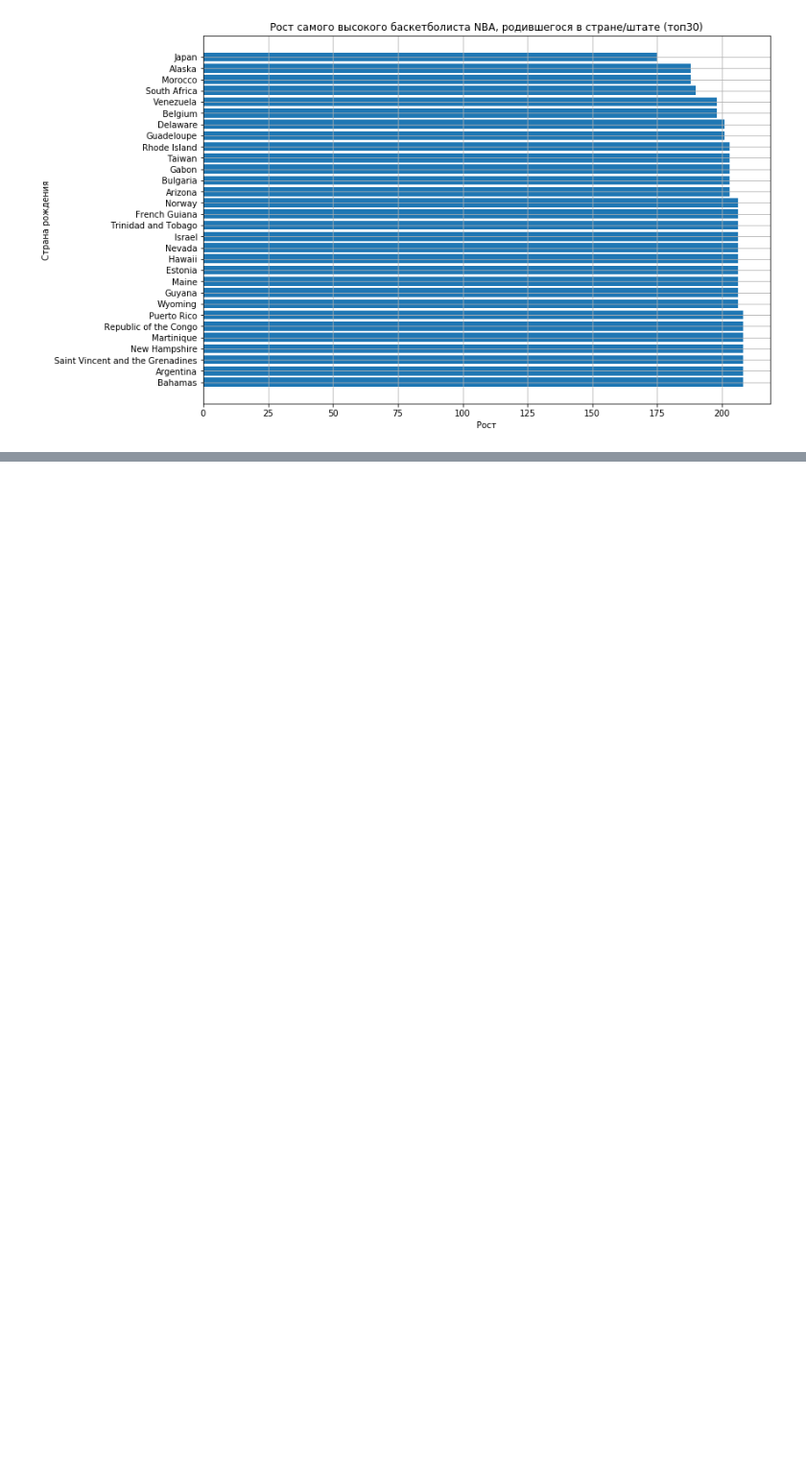
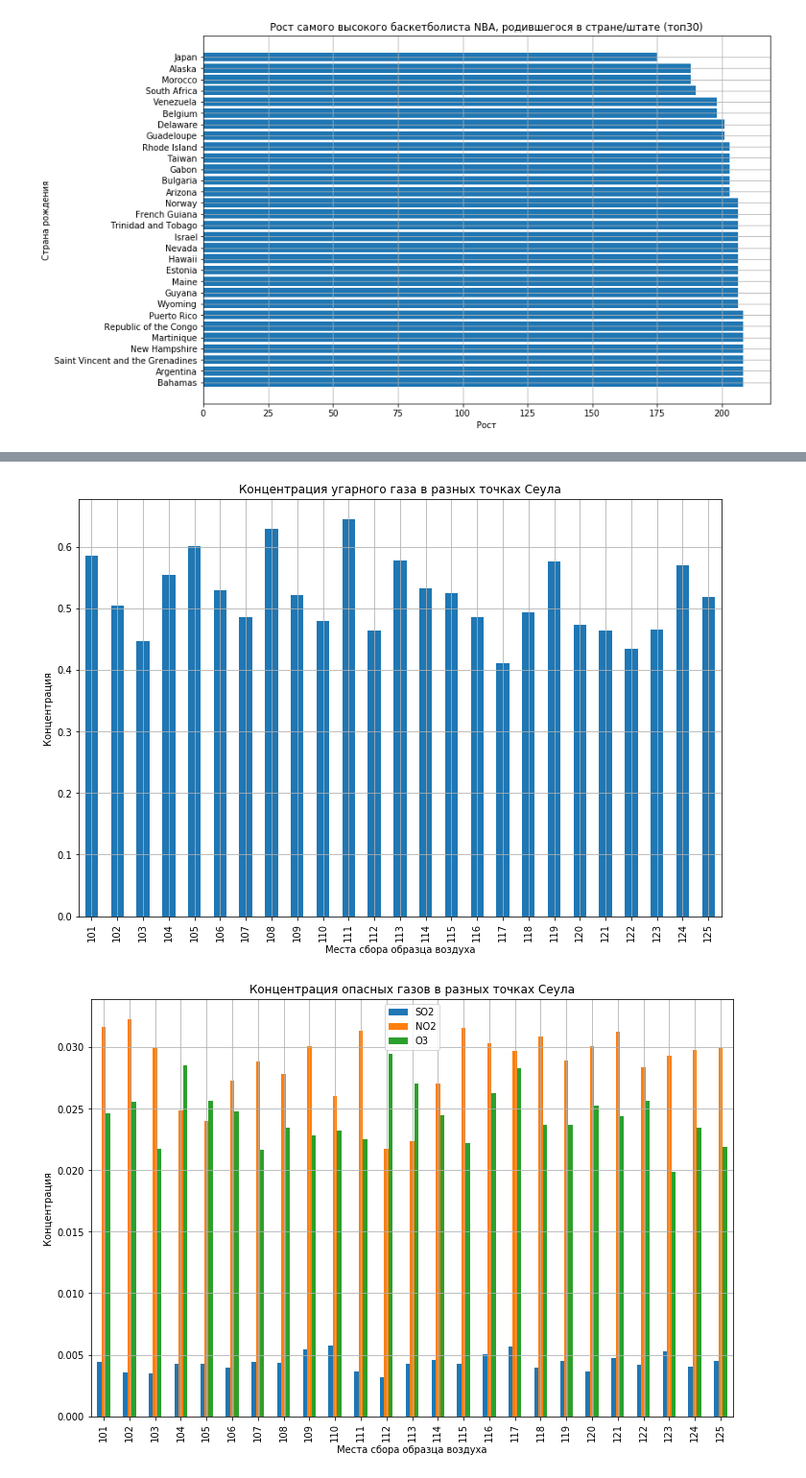
Before and after one commit to Radniforg/visualization, a Jupyter notebook: Visualization.ipynb, the cells around one changed output, grey strips where cells are left out. Shown at 96% size. Saved outputs shown, nothing was run; the diff lists cells and outputs as text; code cells hidden in the pictures; blank space fills up the shorter version.

```diff
--- a/Visualization.ipynb
+++ b/Visualization.ipynb
@@ -48,3 +48,9 @@ plt.title('Рост самого высокого баскетболиста NBA
 plt.grid()
 # %% [output]
 [figure]
+# %%
+pollution = pd.read_csv(
+    'Measurement_summary.csv', na_values = -1)
+#pollution = pollution.drop('', axis=1)
+pollution_at_station = pollution.groupby('Station code').mean()
+pollution_at_station
@@ -50,0 +76,17 @@ plt.grid()
+# %%
+pollution_at_station = pollution_at_station.drop(['Latitude', 'Longitude', 'PM10', 'PM2.5'], axis=1)
+pollution_at_station['CO'].plot(kind='bar')
+plt.xlabel('Места сбора образца воздуха')
+plt.ylabel('Концентрация')
+plt.title('Концентрация угарного газа в разных точках Сеула')
+plt.grid()
+plt.show
+pollution_at_station = pollution_at_station.drop(['CO'], axis=1)
+pollution_at_station.plot(kind='bar')
+plt.xlabel('Места сбора образца воздуха')
+plt.ylabel('Концентрация')
+plt.title('Концентрация опасных газов в разных точках Сеула')
+plt.grid()
+# %% [output]
+[figure, added]
+[figure, added]
```
Also changed, not shown: parts of 2 cells of this notebook, 1 other file.
